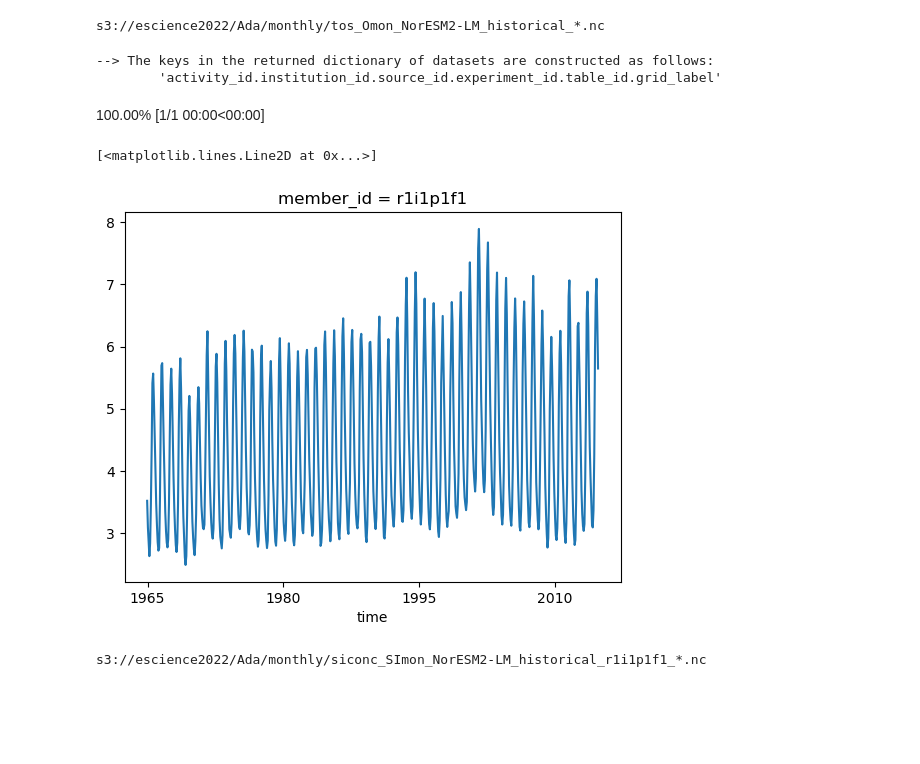
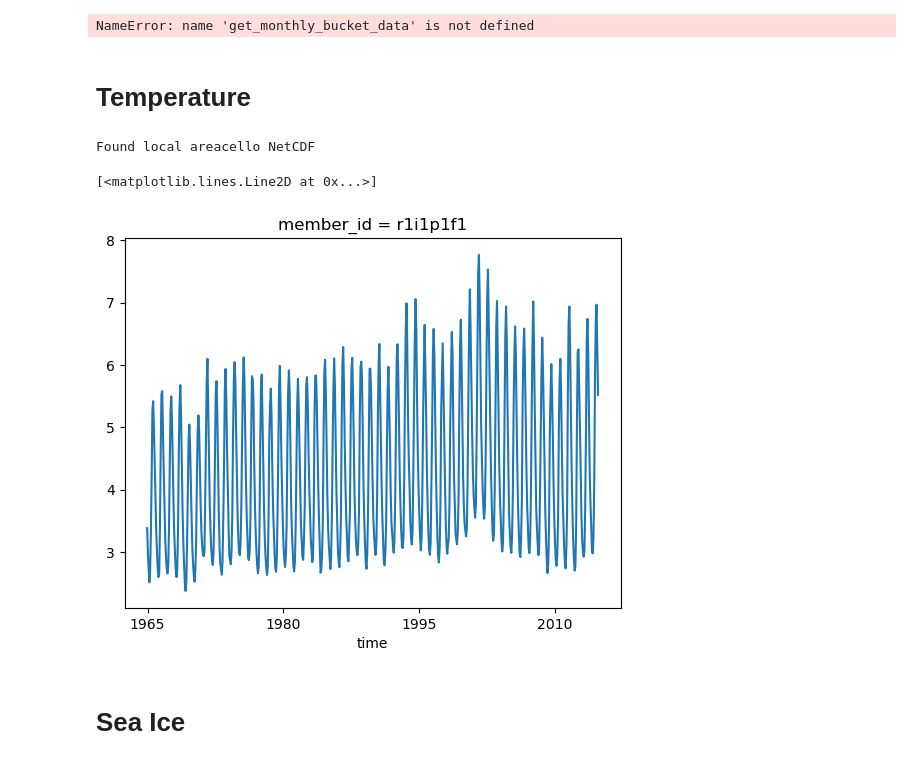
Before and after one commit to eScience-course/Tjaernoe2022-group6, a Jupyter notebook: notebooks/Stian/main.ipynb, the cells around one changed output. Drawn from its saved outputs; the diff is of its cells as text; code cells hidden in the pictures; blank space fills up the shorter version.

```diff
--- a/notebooks/Stian/main.ipynb
+++ b/notebooks/Stian/main.ipynb
@@ -5,16 +5,10 @@ from utils import *
 s3 = s3fs.S3FileSystem(key="K1CQ7M1DMTLUFK182APD", secret="3JuZAQm5I03jtpijCpHOdkAsJDNLNfZxBpM15Pi0",
                        client_kwargs=dict(endpoint_url="https://rgw.met.no"))
 # %%
-tos = get_monthly_bucket_data('tos', thing='Omon', model='NorESM2-LM', experiment='historical')
+tosBS = clip_to_region(get_bucket_data('tos', thing='Omon', model='NorESM2-LM', experiment='historical'))
+SI = clip_to_region(get_bucket_data('siconc', thing='SImon', model='NorESM2-LM', experiment='historical'))
 # %% [output]
-s3://escience2022/Ada/monthly/tos_Omon_NorESM2-LM_historical_*.nc
+NameError: name 'get_monthly_bucket_data' is not defined
-# %%
-areacello = get_areacello('NorESM2-LM').squeeze()
-# %% [output]
---> The keys in the returned dictionary of datasets are constructed as follows:
-        'activity_id.institution_id.source_id.experiment_id.table_id.grid_label'
-100.00% [1/1 00:00<00:00]
-# %%
-tosBS = clip_to_region(tos)
-areaBS = clip_to_region(areacello)
+# %% [markdown]
+# Temperature
 # %%
@@ -24,12 +17,10 @@ tosBS_last = tosBS.tos.isel(time=slice(0, 12*30)).mean(dim='time')
 # %%
-tosBSmean = regional_average(tosBS.tos.isel(time=slice(-12*70, -1)), areaBS.areacello)
+tosBSmean = regional_average(tosBS.tos.isel(time=slice(-12*70, -1)), model='NorESM2-LM')
 tosBSmean.isel(time=slice(-12*50, -1)).plot(x='time')
 # %% [output]
-[<matplotlib.lines.Line2D at 0x...>]
+Found local areacello NetCDF
+[<matplotlib.lines.Line2D at 0x...>]
-[figure, old version]
+[figure, new version]
-# %%
-SI = get_monthly_bucket_data('siconc', thing='SImon', model='NorESM2-LM', experiment='historical', member_id='r1i1p1f1')
-SI = clip_to_region(SI.siconc)
-# %% [output]
-s3://escience2022/Ada/monthly/siconc_SImon_NorESM2-LM_historical_r1i1p1f1_*.nc
+# %% [markdown]
+# Sea Ice
 # %%
```
Also changed, not shown: parts of 9 cells of this notebook, 2 other files.
